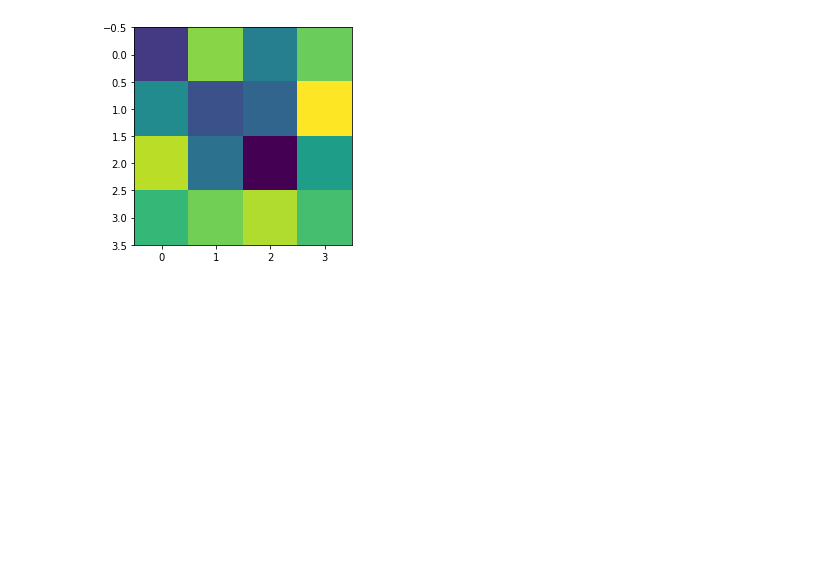
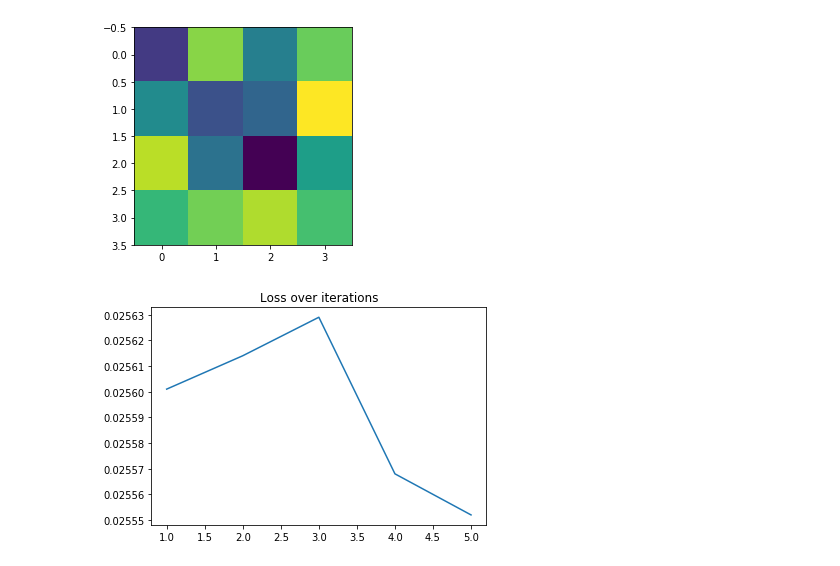
Before and after one commit to felixgaschi/word-image-similarity, a Jupyter notebook: demo.ipynb, the cells around one changed output. Saved outputs shown, nothing was run; the diff lists cells and outputs as text; code cells hidden in the pictures; blank space fills up the shorter version.

Commit message:
added loss curve visualisation on notebook

```diff
--- a/demo.ipynb
+++ b/demo.ipynb
@@ -256,3 +258,11 @@ plt.imshow(c2)
 plt.show()
 # %% [output]
 [figure]
+# %%
+results = np.loadtxt("../results/exp-00001/scores.csv", delimiter=",")
+# %%
+plt.plot(np.arange(1,results.shape[0]+1),results[:,2])
+plt.title("Loss over iterations")
+plt.show()
+# %% [output]
+[figure, added]
```
Also changed, not shown: parts of 1 cell of this notebook, 1 other file.
